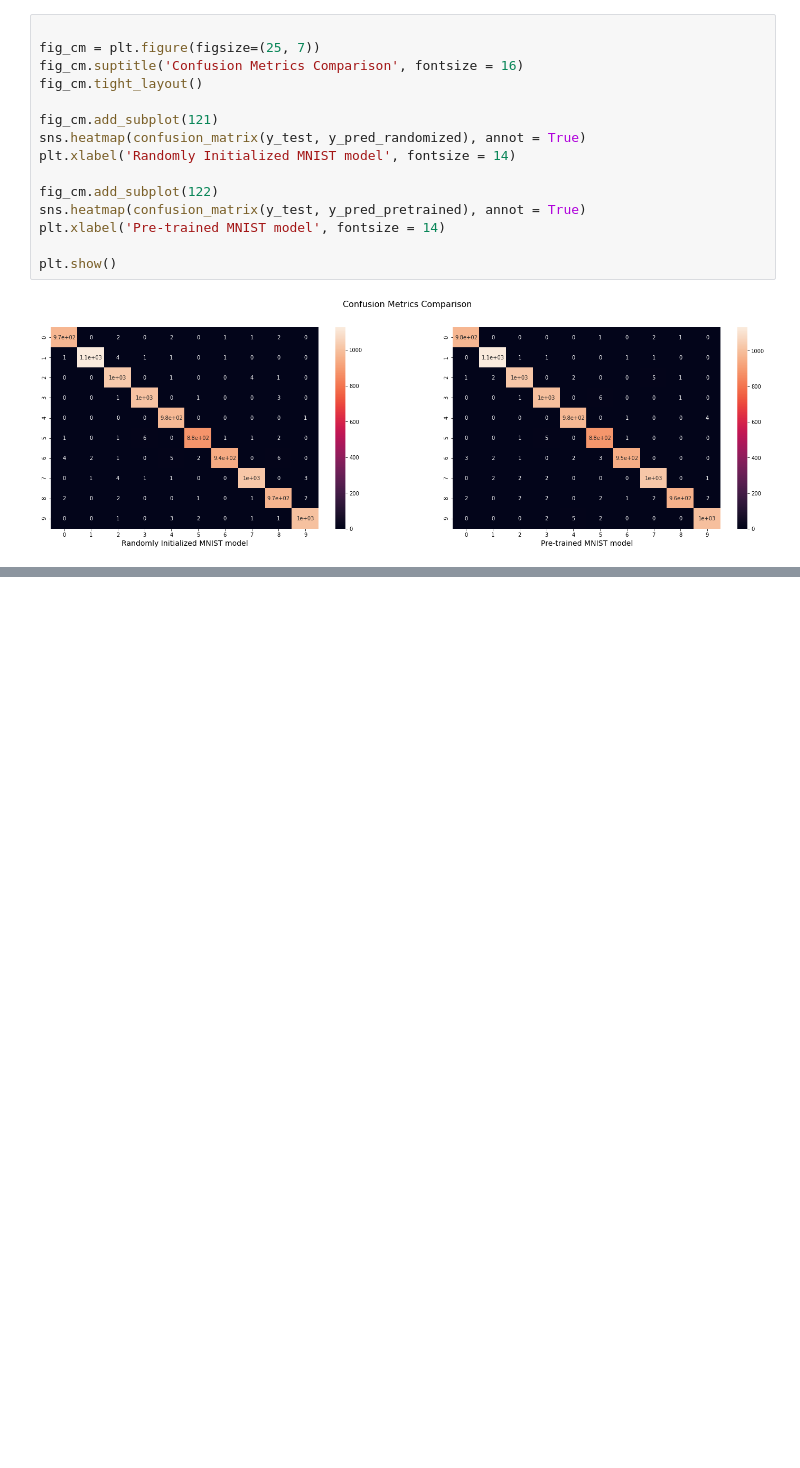
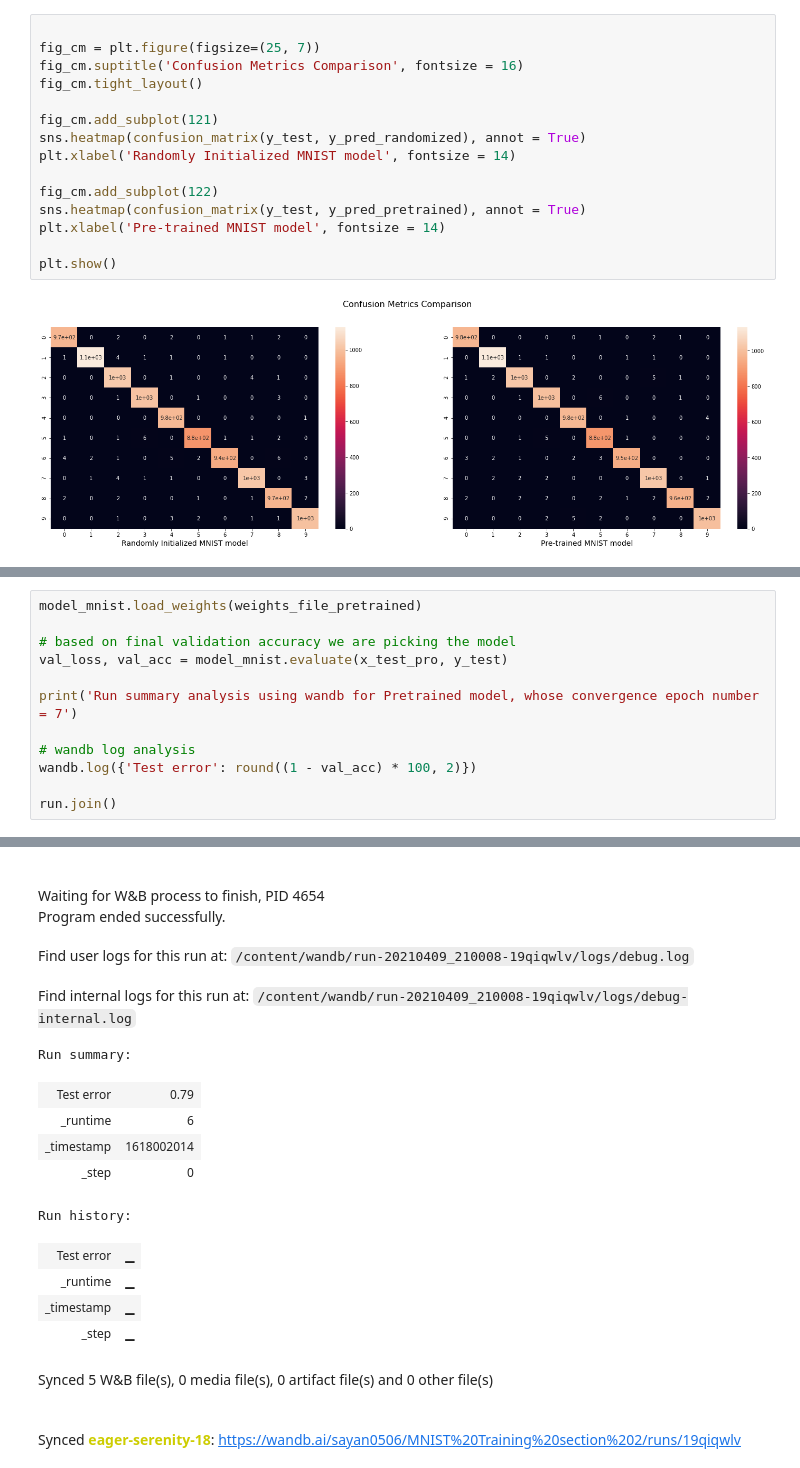
Before and after one commit to sayan0506/Comparative-STudy-of-Effect-of-Transfer-Learning-om-Different-Handwritten-Digit-Datasets-using-WandB, a Jupyter notebook: IIITD_assignment_task_2_test_script.ipynb, the cells around one changed output, grey strips where cells are left out. Drawn from its saved outputs; the diff is of its cells as text; blank space fills up the shorter version.

```diff
--- a/IIITD_assignment_task_2_test_script.ipynb
+++ b/IIITD_assignment_task_2_test_script.ipynb
@@ -1492,0 +1547,13 @@ plt.show()
+# %%
+model_mnist.load_weights(weights_file_pretrained)
+
+# based on final validation accuracy we are picking the model
+val_loss, val_acc = model_mnist.evaluate(x_test_pro, y_test)
+
+print('Run summary analysis using wandb for Pretrained model, whose convergence epoch number = 7')
+
+# wandb log analysis
+wandb.log({'Test error': round((1 - val_acc) * 100, 2)})
+
+run.join()
+# %% [output]
@@ -1492,0 +1562,16 @@ plt.show()
+Waiting for W&B process to finish, PID 4654
+Program ended successfully.
+Find user logs for this run at: /content/wandb/run-20210409_210008-19qiqwlv/logs/debug.log
+Find internal logs for this run at: /content/wandb/run-20210409_210008-19qiqwlv/logs/debug-internal.log
+Run summary:
+| Test error | 0.79 |
+| _runtime | 6 |
+| _timestamp | 1618002014 |
+| _step | 0 |
+Run history:
+| Test error | ▁ |
+| _runtime | ▁ |
+| _timestamp | ▁ |
+| _step | ▁ |
+Synced 5 W&B file(s), 0 media file(s), 0 artifact file(s) and 0 other file(s)
+Synced eager-serenity-18: https://wandb.ai/sayan0506/MNIST%20Training%20section%202/runs/19qiqwlv
```
Also changed, not shown: parts of 9 cells of this notebook.
